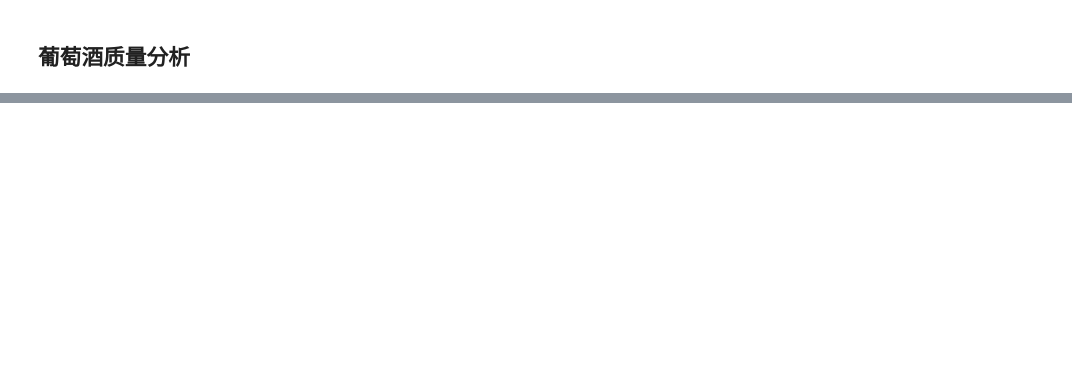
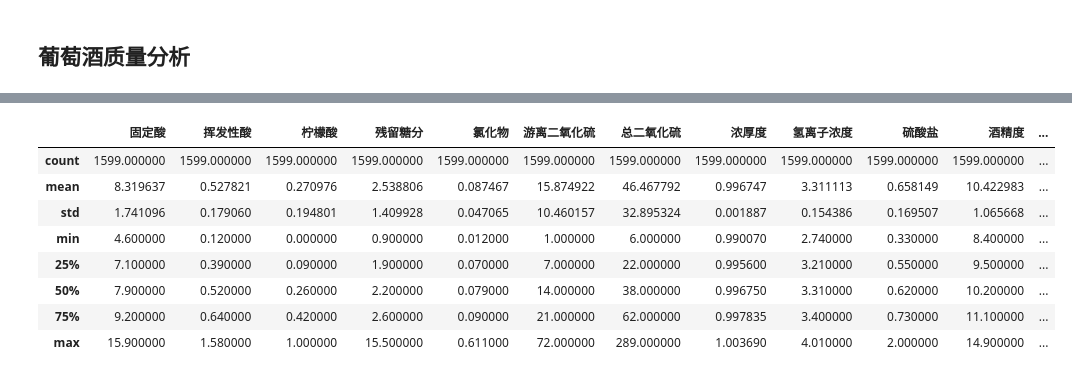
Before and after one commit to KIvanSky/undergraduateGroup, a Jupyter notebook: pythonPractice/zs/wineAnalysis.ipynb, the cells around one changed output, grey strips where cells are left out. Drawn from its saved outputs; the diff is of its cells as text; code cells hidden in the pictures; blank space fills up the shorter version.

```diff
--- a/pythonPractice/zs/wineAnalysis.ipynb
+++ b/pythonPractice/zs/wineAnalysis.ipynb
@@ -49,0 +63,12 @@ X = np.array(X)
+# %%
+file.describe()
+# %% [output]
+|  | 固定酸 | 挥发性酸 | 柠檬酸 | 残留糖分 | 氯化物 | 游离二氧化硫 | 总二氧化硫 | 浓厚度 | 氢离子浓度 | 硫酸盐 | 酒精度 | ... |
+| count | 1599.000000 | 1599.000000 | 1599.000000 | 1599.000000 | 1599.000000 | 1599.000000 | 1599.000000 | 1599.000000 | 1599.000000 | 1599.000000 | 1599.000000 | ... |
+| mean | 8.319637 | 0.527821 | 0.270976 | 2.538806 | 0.087467 | 15.874922 | 46.467792 | 0.996747 | 3.311113 | 0.658149 | 10.422983 | ... |
+| std | 1.741096 | 0.179060 | 0.194801 | 1.409928 | 0.047065 | 10.460157 | 32.895324 | 0.001887 | 0.154386 | 0.169507 | 1.065668 | ... |
+| min | 4.600000 | 0.120000 | 0.000000 | 0.900000 | 0.012000 | 1.000000 | 6.000000 | 0.990070 | 2.740000 | 0.330000 | 8.400000 | ... |
+| 25% | 7.100000 | 0.390000 | 0.090000 | 1.900000 | 0.070000 | 7.000000 | 22.000000 | 0.995600 | 3.210000 | 0.550000 | 9.500000 | ... |
+| 50% | 7.900000 | 0.520000 | 0.260000 | 2.200000 | 0.079000 | 14.000000 | 38.000000 | 0.996750 | 3.310000 | 0.620000 | 10.200000 | ... |
+| 75% | 9.200000 | 0.640000 | 0.420000 | 2.600000 | 0.090000 | 21.000000 | 62.000000 | 0.997835 | 3.400000 | 0.730000 | 11.100000 | ... |
+| max | 15.900000 | 1.580000 | 1.000000 | 15.500000 | 0.611000 | 72.000000 | 289.000000 | 1.003690 | 4.010000 | 2.000000 | 14.900000 | ... |
```
Also changed, not shown: parts of 10 cells of this notebook, 3 other files.
